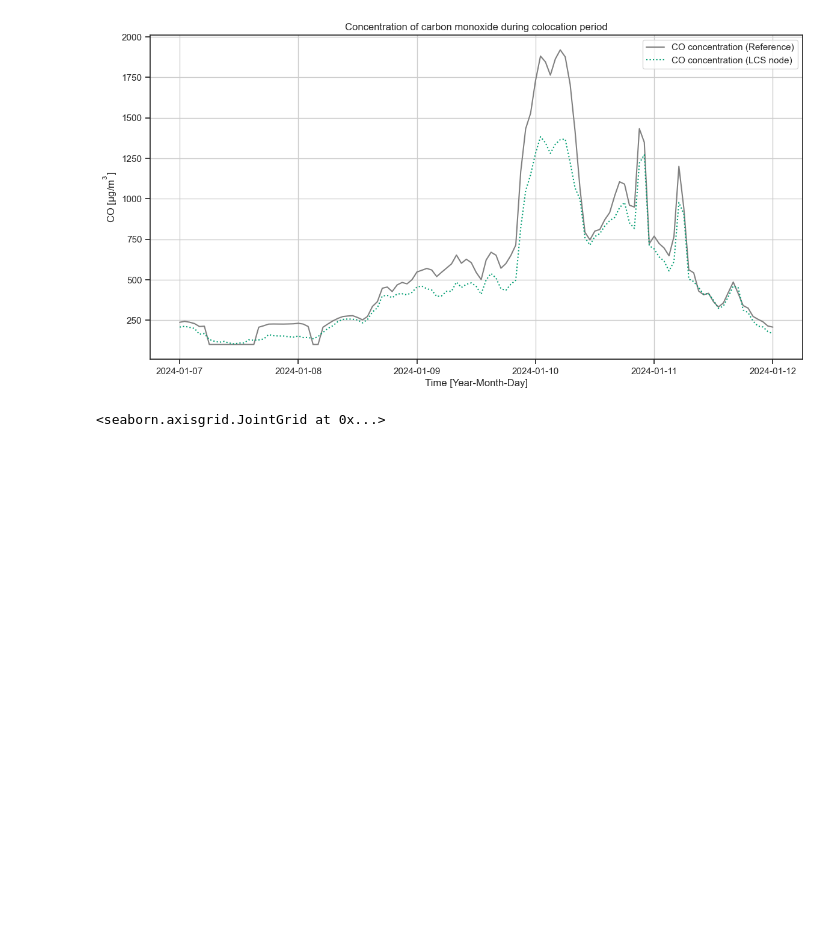
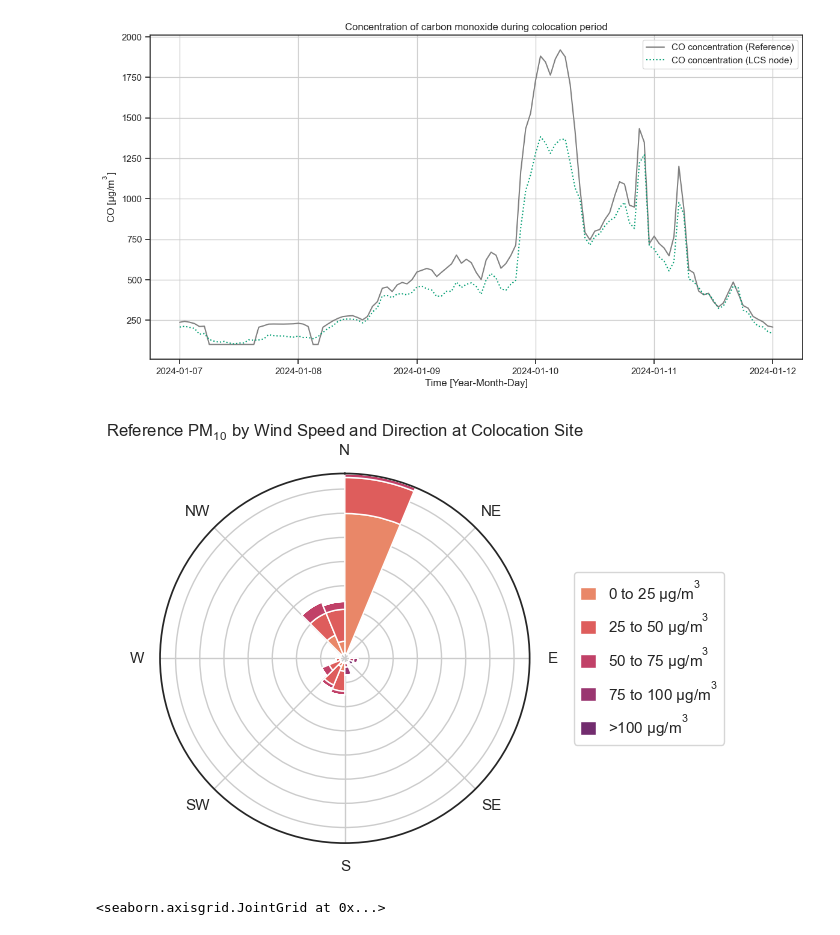
Before and after one commit to vn-hub/koloka, a Jupyter notebook: SmogJAN2024.ipynb, the cells around one changed output. Cells and saved outputs as stored; diff of their text form; code cells hidden in the pictures; blank space fills up the shorter version.

```diff
--- a/SmogJAN2024.ipynb
+++ b/SmogJAN2024.ipynb
@@ -322,6 +336,20 @@ plt.grid(True)
 plt.show()
 # %% [output]
 [figure]
+# %%
+atmospy.pollutionroseplot(
+    data=df,
+    ws="WSPE [m/s]",
+    wd="WDIR [deg]",
+    pollutant="PM10 [ug/m3]",
+    calm=0.25,
+    bins=[0, 25, 50, 75, 100],
+    segments=16,
+    suffix="$µg/m^{3}$",
+    title="Reference $PM_{10}$ by Wind Speed and Direction at Colocation Site",
+);
+# %% [output]
+[figure, added]
 # %%
 df["PM_10_y"] = pd.to_numeric(df["PM_10_y"], errors='coerce')
 
```
Also changed, not shown: parts of 2 cells of this notebook, 6 other files.
